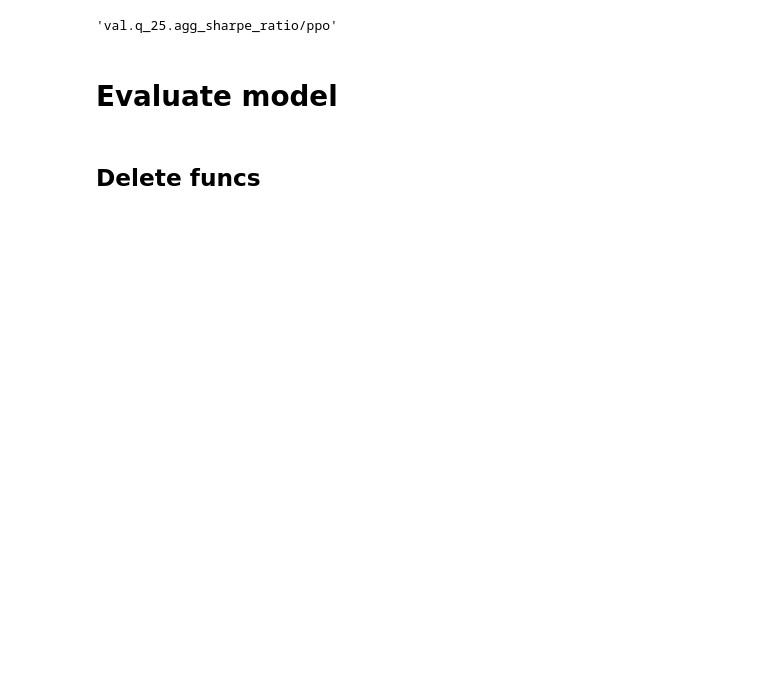
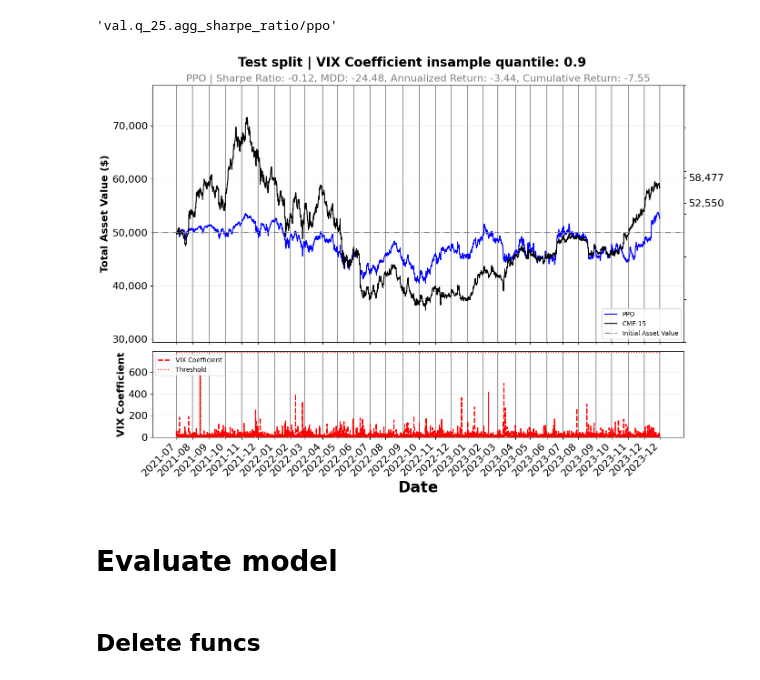
Before and after one commit to tony-pitchblack/FinRL, a Jupyter notebook: examples/finrl_dt_replicate_train_hft.ipynb, the cells around one changed output. Saved outputs shown, nothing was run; the diff lists cells and outputs as text; code cells hidden in the pictures; blank space fills up the shorter version.

```diff
--- a/examples/finrl_dt_replicate_train_hft.ipynb
+++ b/examples/finrl_dt_replicate_train_hft.ipynb
@@ -4076,26 +4077,28 @@ def plot_results(
 # plt.tight_layout()
 # plt.show()
 # %%
-# fig = plot_results(
-#     account_value=agg_asset_values[split_label][quantile],
-#     turbulence_series=agg_turbulence_series[split_label][quantile],
-#     turbulence_thresh=agg_turbulence_thresh[split_label][quantile],
-#     turbulence_quantile=quantile,
-#     split_label='test',
-#     figsize='medium',
-#     if_vix=True,
+fig = plot_results(
+    account_value=agg_asset_values[split_label][quantile],
+    turbulence_series=agg_turbulence_series[split_label][quantile],
+    turbulence_thresh=agg_turbulence_thresh[split_label][quantile],
+    turbulence_quantile=quantile,
+    split_label='test',
+    figsize='medium',
+    if_vix=True,
 
-#     metrics=agg_metrics_per_split,
+    metrics=agg_metrics_per_split,
 
-#     index_name='CME-15',
-#     # index_metrics=,
+    index_name='CME-15',
+    # index_metrics=,
 
-#     # index_metrics=agg_djia_metrics,
-#     # index_name='DJIA',
-# )
+    # index_metrics=agg_djia_metrics,
+    # index_name='DJIA',
+)
 
-# plt.tight_layout()
-# plt.show()
+plt.tight_layout()
+plt.show()
+# %% [output]
+[figure, added]
 # %%
 #@title batch_log_plots_as_artifact
 
```
Also changed, not shown: parts of 10 cells of this notebook.
